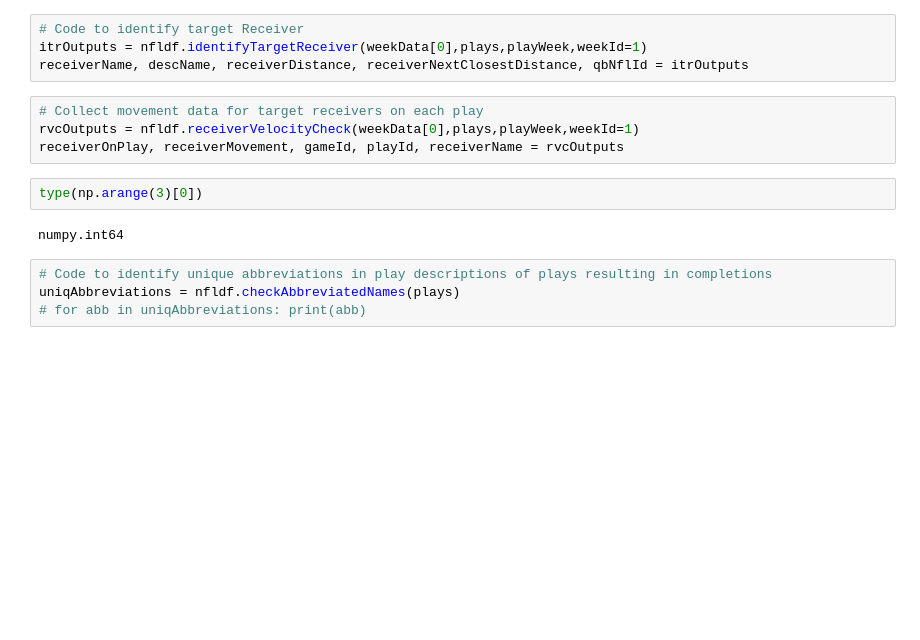
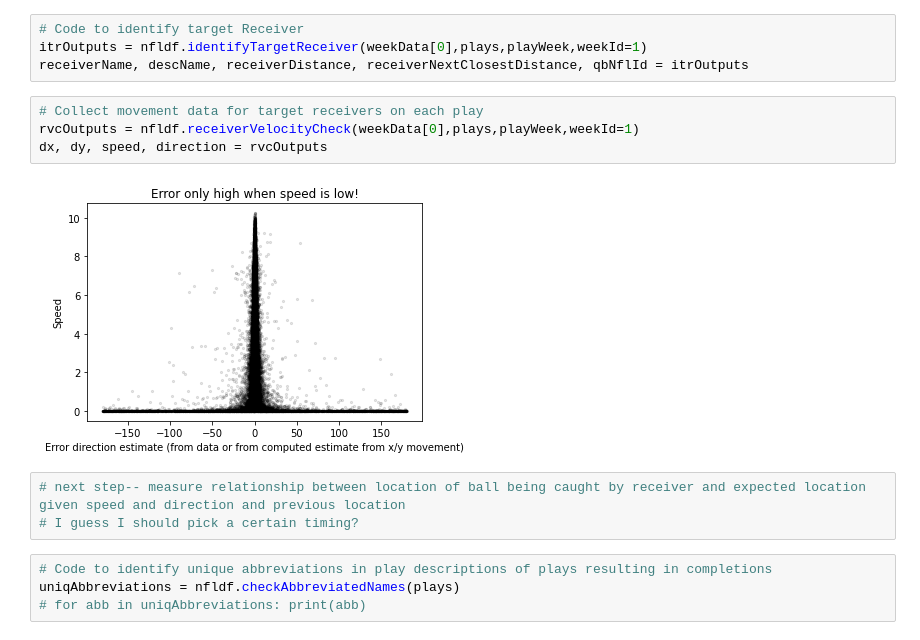
Before and after one commit to landoskape/nflAnalysis, a Jupyter notebook: mainTerminal.ipynb, the cells around one changed output. Saved outputs shown, nothing was run; the diff lists cells and outputs as text; blank space fills up the shorter version.

```diff
--- a/mainTerminal.ipynb
+++ b/mainTerminal.ipynb
@@ -33,11 +26,12 @@ receiverName, descName, receiverDistance, receiverNextClosestDistance, qbNflId =
 # %%
 # Collect movement data for target receivers on each play
 rvcOutputs = nfldf.receiverVelocityCheck(weekData[0],plays,playWeek,weekId=1)
-receiverOnPlay, receiverMovement, gameId, playId, receiverName = rvcOutputs
+dx, dy, speed, direction = rvcOutputs
+# %% [output]
+[figure, added]
-# %%
-type(np.arange(3)[0])
-# %% [output]
-numpy.int64
+# %%
+# next step-- measure relationship between location of ball being caught by receiver and expected location given speed and direction and previous location
+# I guess I should pick a certain timing?
 # %%
 # Code to identify unique abbreviations in play descriptions of plays resulting in completions
 uniqAbbreviations = nfldf.checkAbbreviatedNames(plays)
```
Also changed, not shown: parts of 2 cells of this notebook, 2 other files.
